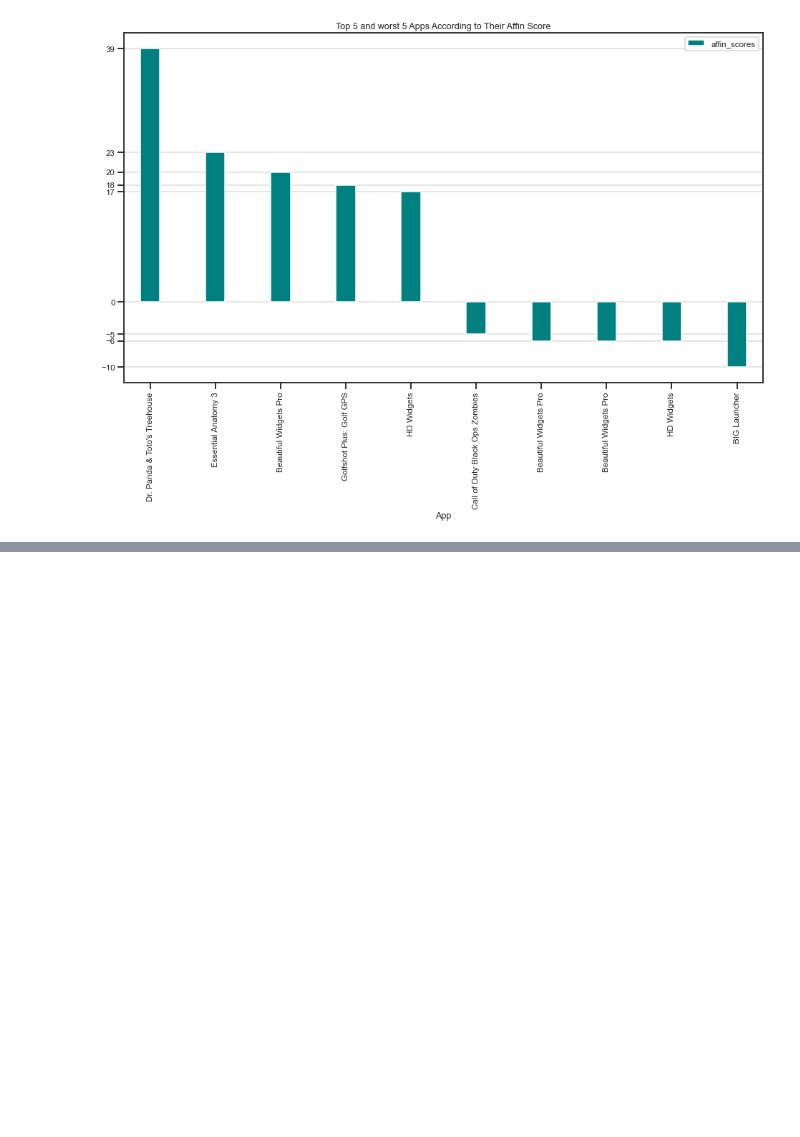
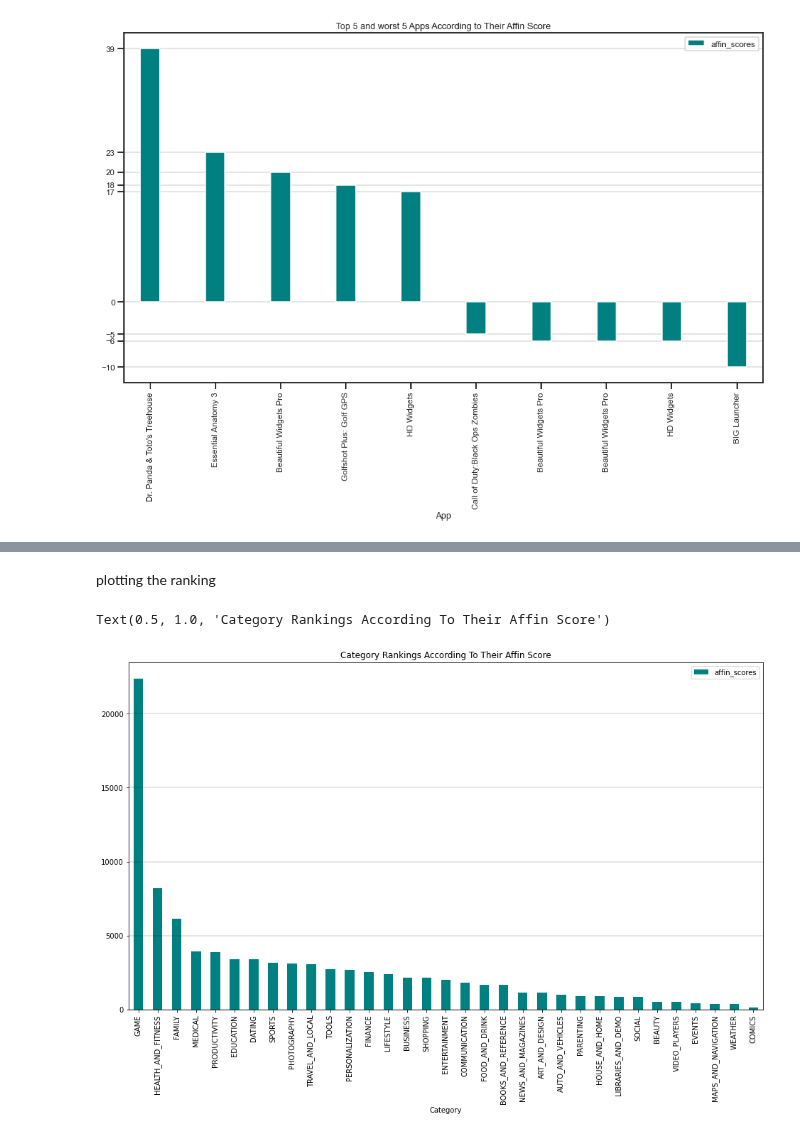
Before and after one commit to shalabajza/Develhope_Project_v2_team-2, a Jupyter notebook: Week 4/Week_4_Task_3&4_Mohammad.ipynb, the cells around one changed output, grey strips where cells are left out. Drawn from its saved outputs; the diff is of its cells as text; code cells hidden in the pictures; blank space fills up the shorter version.

Commit message:
tasks 3 and 4 by mohammad (the plots need some redesigning)

```diff
--- a/Week 4/Week_4_Task_3_Mohammad.ipynb
+++ b/Week 4/Week_4_Task_3&4_Mohammad.ipynb
@@ -123,0 +127,3 @@ Text(0.5, 1.0, 'Top 5 and worst 5 Apps According to Their Affin Score')
+# %%
+df_ranked = df.groupby(['Category'])['affin_scores'].sum().sort_values(ascending=False).reset_index(drop=False)
+df_ranked
@@ -123,0 +148,9 @@ Text(0.5, 1.0, 'Top 5 and worst 5 Apps According to Their Affin Score')
+# %% [markdown]
+plotting the ranking
+# %%
+df_ranked.plot(kind='bar', x="Category", y="affin_scores", color='teal', figsize=(16, 9))
+plt.grid(color = 'black', alpha=0.1, linewidth = 2, axis='y')
+plt.title("Category Rankings According To Their Affin Score")
+# %% [output]
+Text(0.5, 1.0, 'Category Rankings According To Their Affin Score')
+[figure, added]
```
Also changed, not shown: parts of 7 cells of this notebook.
